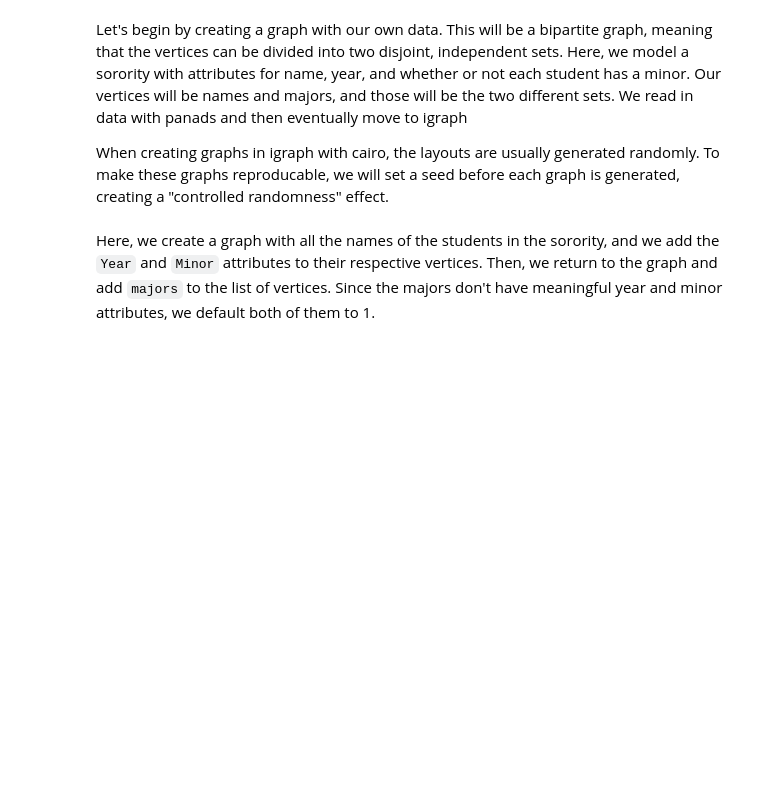
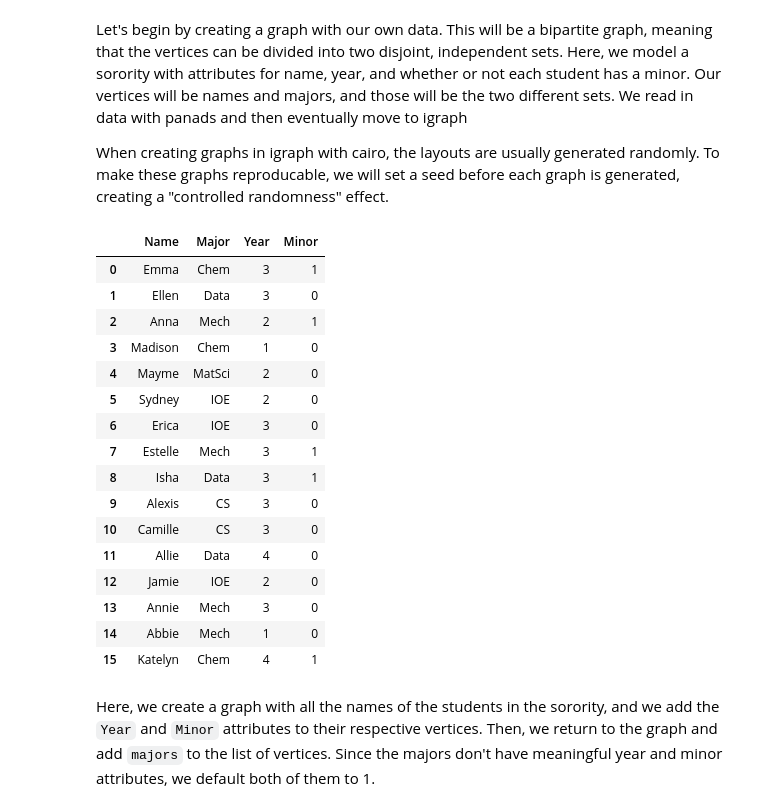
Before and after one commit to epmarie/network_workshop, a Jupyter notebook: IntroNetworkAnalysis.ipynb, the cells around one changed output. Cells and saved outputs as stored; diff of their text form; code cells hidden in the pictures; blank space fills up the shorter version.

```diff
--- a/IntroNetworkAnalysis.ipynb
+++ b/IntroNetworkAnalysis.ipynb
@@ -161,4 +175,25 @@ The true power of `igraph` lies in its more mathematical capabilities; however,
 Let's begin by creating a graph with our own data. This will be a bipartite graph, meaning that the vertices can be divided into two disjoint, independent sets. Here, we model a sorority with attributes for name, year, and whether or not each student has a minor. Our vertices will be names and majors, and those will be the two different sets. We read in data with panads and then eventually move to igraph
 
 When creating graphs in igraph with cairo, the layouts are usually generated randomly. To make these graphs reproducable, we will set a seed before each graph is generated, creating a "controlled randomness" effect.
+# %%
+srat_df = pd.read_csv('srat.csv')
+srat_df
+# %% [output]
+|  | Name | Major | Year | Minor |
+| 0 | Emma | Chem | 3 | 1 |
+| 1 | Ellen | Data | 3 | 0 |
+| 2 | Anna | Mech | 2 | 1 |
+| 3 | Madison | Chem | 1 | 0 |
+| 4 | Mayme | MatSci | 2 | 0 |
+| 5 | Sydney | IOE | 2 | 0 |
+| 6 | Erica | IOE | 3 | 0 |
+| 7 | Estelle | Mech | 3 | 1 |
+| 8 | Isha | Data | 3 | 1 |
+| 9 | Alexis | CS | 3 | 0 |
+| 10 | Camille | CS | 3 | 0 |
+| 11 | Allie | Data | 4 | 0 |
+| 12 | Jamie | IOE | 2 | 0 |
+| 13 | Annie | Mech | 3 | 0 |
+| 14 | Abbie | Mech | 1 | 0 |
+| 15 | Katelyn | Chem | 4 | 1 |
 # %%
```
Also changed, not shown: parts of 32 cells of this notebook, 4 other files.
